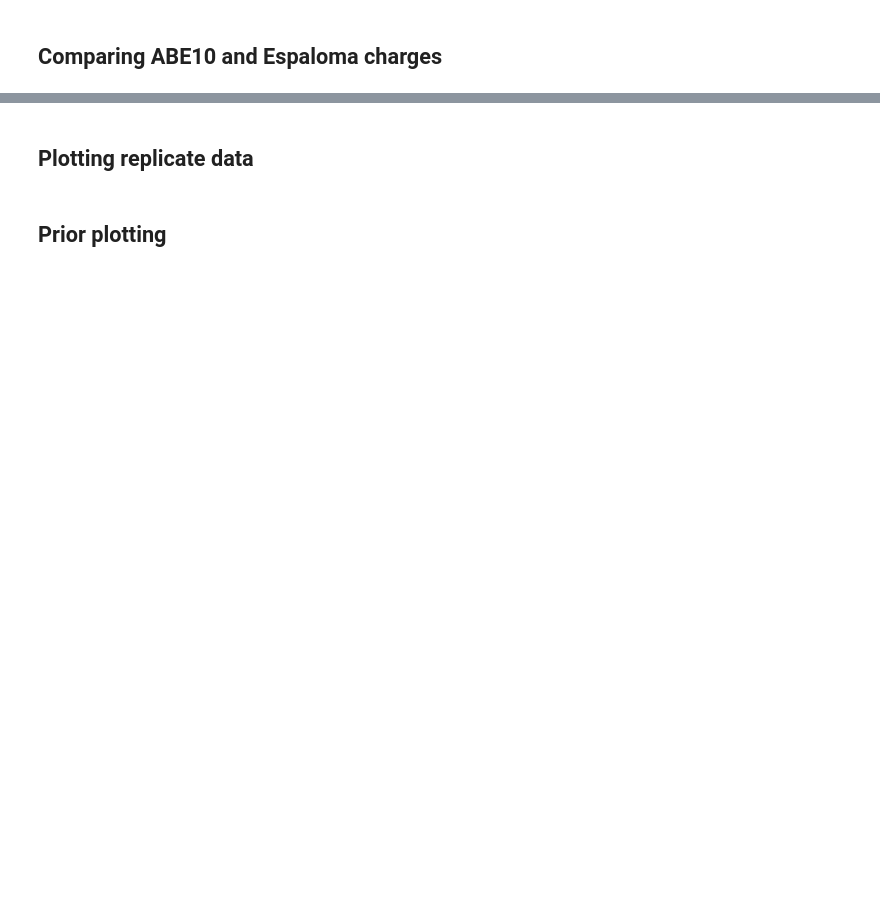
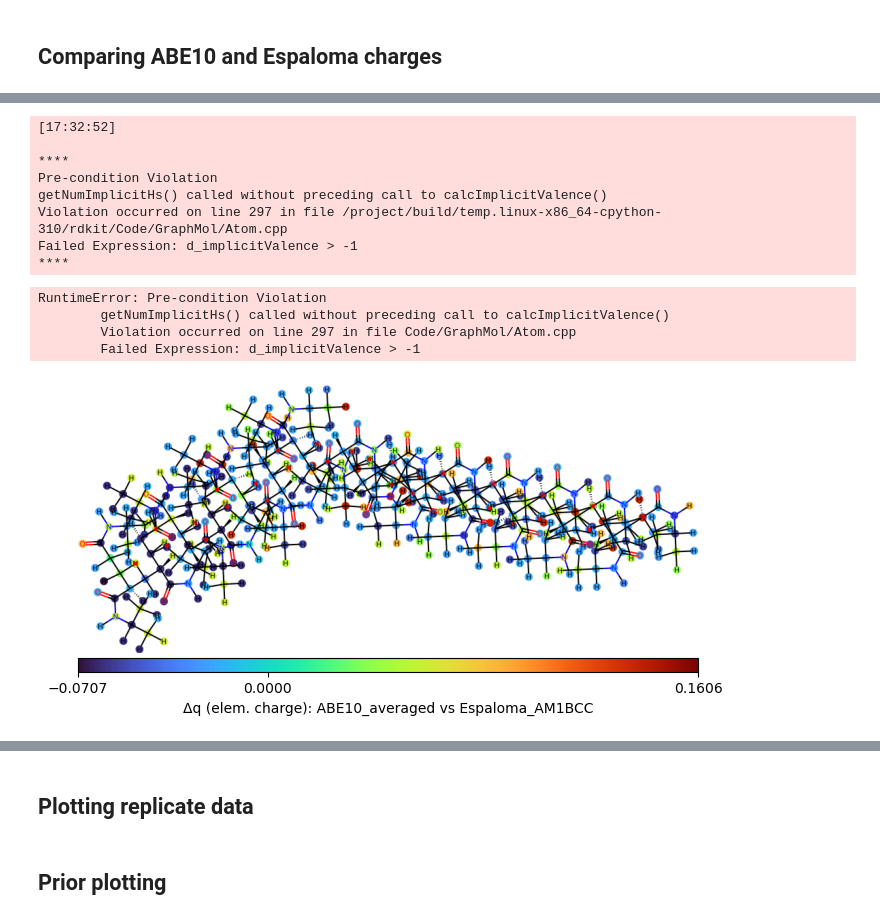
Before and after one commit to timbernat/polymer_workspace, a Jupyter notebook: data_viz.ipynb, the cells around one changed output, grey strips where cells are left out. Saved outputs shown, nothing was run; the diff lists cells and outputs as text; code cells hidden in the pictures; blank space fills up the shorter version.

```diff
--- a/data_viz.ipynb
+++ b/data_viz.ipynb
@@ -225,0 +233,31 @@ NameError: name 'src_mgr' is not defined
+# %%
+from polysaccharide.molutils.rdmol import rdconvert, rdcompare, rdprops
+
+rdmol = polymer.offmol.to_rdkit()
+flatmol = rdconvert.flattened_rdmol(rdmol, converter='CXSMARTS')
+sdfmol1 = polymer.charged_offmol_from_sdf('ABE10_averaged').to_rdkit()
+sdfmol2 = polymer.charged_offmol_from_sdf('Espaloma_AM1BCC').to_rdkit()
+
+mapmol1 = rdprops.assign_ordered_atom_map_nums(sdfmol1, in_place=False)
+mapmol2 = rdprops.assign_ordered_atom_map_nums(sdfmol2, in_place=False)
+diffmol = rdcompare.difference_rdmol(mapmol1, mapmol2)
+
+dmol2, *_ = rdcompare.compare_chgd_rdmols(mapmol1, mapmol2, 'ABE10_averaged', 'Espaloma_AM1BCC')
+
+# carbonyl = Chem.MolFromSmarts('C=O')
+carbonyl = Chem.MolFromSmarts('[CX3]=[OX1]')
+dmol2.GetSubstructMatches(carbonyl)
+# %% [output]
+[17:32:52]
+
+****
+Pre-condition Violation
+getNumImplicitHs() called without preceding call to calcImplicitValence()
+Violation occurred on line 297 in file /project/build/temp.linux-x86_64-cpython-310/rdkit/Code/GraphMol/Atom.cpp
+Failed Expression: d_implicitValence > -1
+****
+RuntimeError: Pre-condition Violation
+        getNumImplicitHs() called without preceding call to calcImplicitValence()
+        Violation occurred on line 297 in file Code/GraphMol/Atom.cpp
+        Failed Expression: d_implicitValence > -1
+[figure, added]
```
Also changed, not shown: parts of 8 cells of this notebook, 1 other file.
